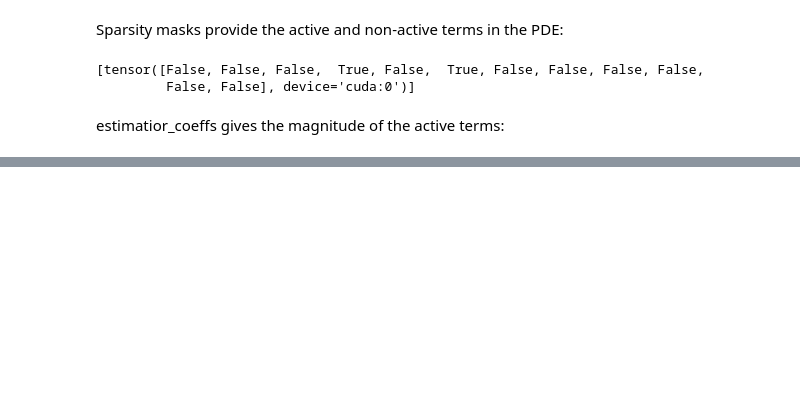
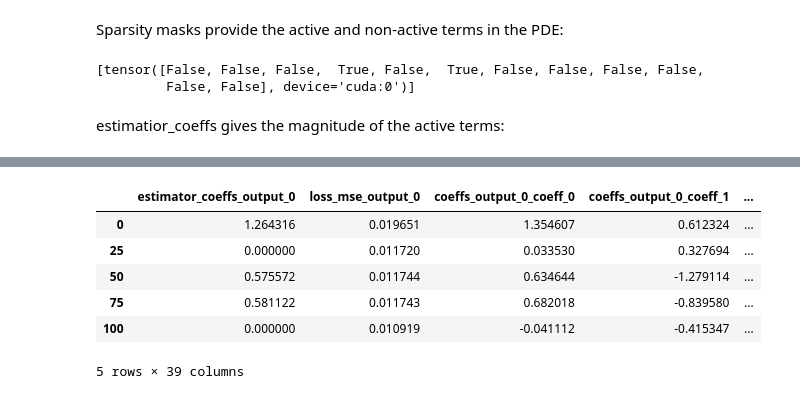
Before and after one commit to Raman-Sheshka/DeePyMoD, a Jupyter notebook: examples/PDE_KdV.ipynb, the cells around one changed output, grey strips where cells are left out. Cells and saved outputs as stored; diff of their text form; code cells hidden in the pictures; blank space fills up the shorter version.

```diff
--- a/examples/PDE_KdV.ipynb
+++ b/examples/PDE_KdV.ipynb
@@ -144,0 +240,10 @@ print(model.estimator_coeffs())
+# %%
+df.head()
+# %% [output]
+|  | estimator_coeffs_output_0 | loss_mse_output_0 | coeffs_output_0_coeff_0 | coeffs_output_0_coeff_1 | ... |
+| 0 | 1.264316 | 0.019651 | 1.354607 | 0.612324 | ... |
+| 25 | 0.000000 | 0.011720 | 0.033530 | 0.327694 | ... |
+| 50 | 0.575572 | 0.011744 | 0.634644 | -1.279114 | ... |
+| 75 | 0.581122 | 0.011743 | 0.682018 | -0.839580 | ... |
+| 100 | 0.000000 | 0.010919 | -0.041112 | -0.415347 | ... |
+5 rows × 39 columns
```
Also changed, not shown: parts of 13 cells of this notebook, 5 other files.
